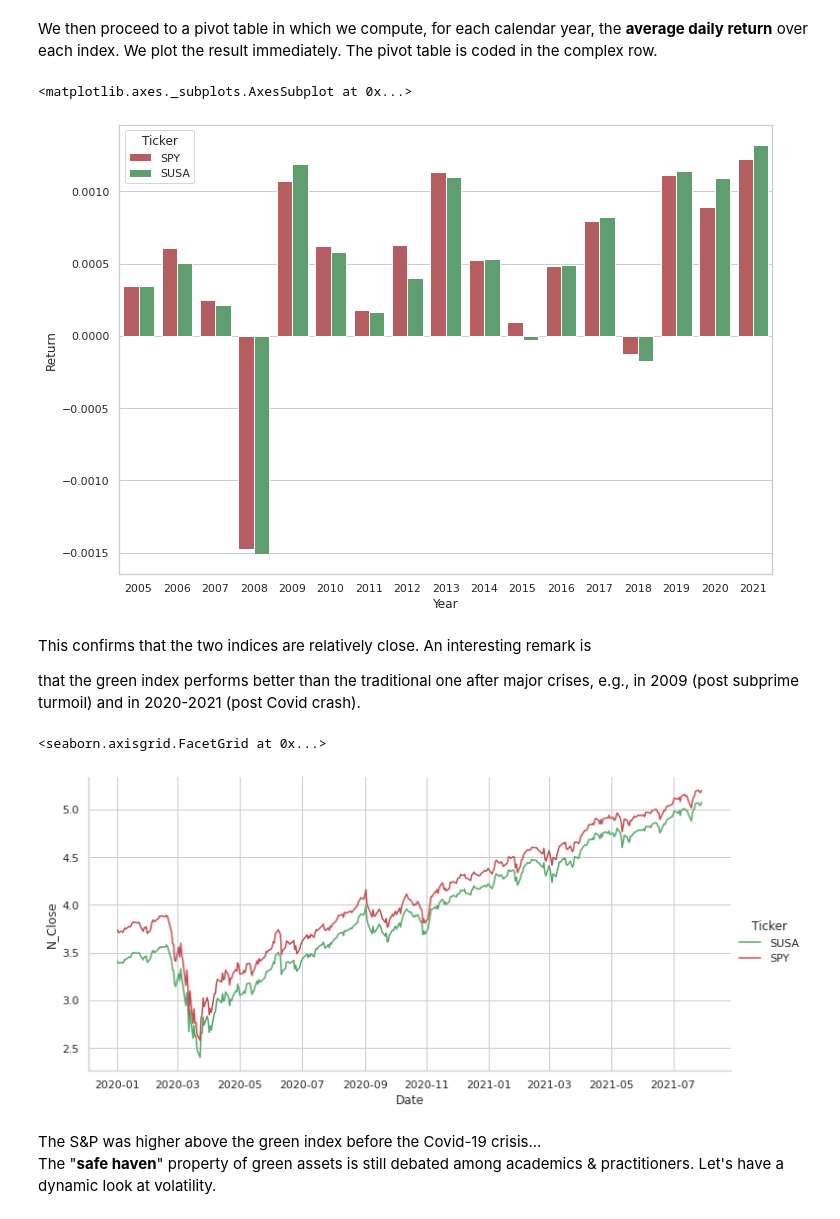
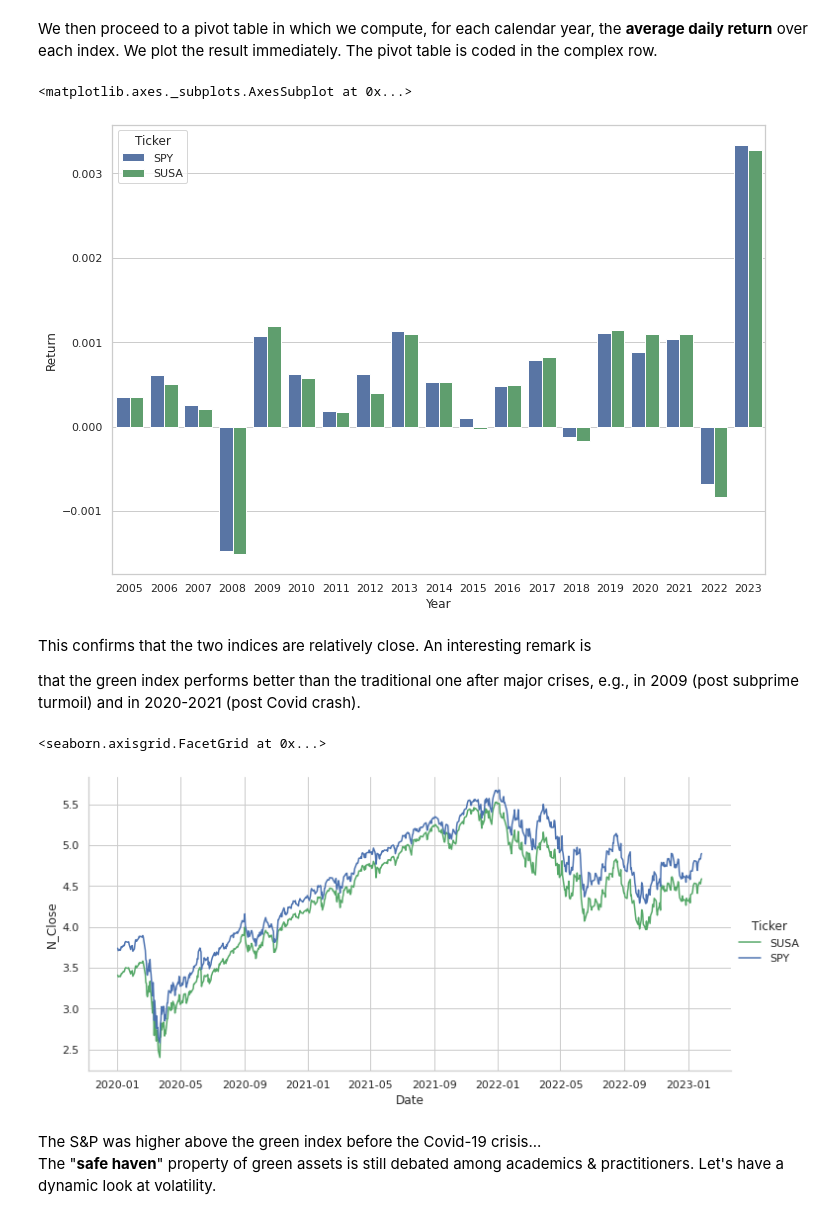
Before and after one commit to shokru/carbon_emissions, a Jupyter notebook: carbon_funds.ipynb, the cells around one changed output. Saved outputs shown, nothing was run; the diff lists cells and outputs as text; code cells hidden in the pictures.

```diff
--- a/carbon_funds.ipynb
+++ b/carbon_funds.ipynb
@@ -47,7 +47,7 @@ The second one (**SUSA**) stands from *iShares MSCI USA ESG Select ETF*, and wil
 spy = yf.Ticker("SPY")
 susa = yf.Ticker("SUSA")
 
-data = susa.history(start="2005-01-28", end="2021-07-30").assign(Ticker = 'SUSA').append(
-       spy.history(start="2005-01-28", end="2021-07-30").assign(Ticker = 'SPY'))
+data = susa.history(start="2005-01-28", end="2023-01-30").assign(Ticker = 'SUSA').append(
+       spy.history(start="2005-01-28", end="2023-01-30").assign(Ticker = 'SPY'))
 data
 # %% [output]
@@ -111,0 +112,10 @@ sns.relplot(
+# %%
+sns.set_theme()
+sns.relplot(
+    data = data.reset_index().query('Date > "2019-09-09 00:00:00-05:00"'),  # Data source = the data object
+    kind = "line",              # Graph type = line
+    x = "Date",                 # x-axis = Date column (of course!)
+    y = "N_Close",              # y-axis = the normalised Close column
+    hue = "Ticker",             # One color for each asset
+    palette=["g", "r"]          # Green for the green asset!
+)
@@ -137,16 +150,16 @@ We plot the result immediately. The pivot table is coded in the complex row.
 # %%
 sns.set(rc={'figure.figsize':(11.7,8.27)})
 sns.set_style("whitegrid")
 sns.barplot(
     data = data.dropna().pivot_table(values = 'Return', index = ['Ticker','Year'], aggfunc = np.mean).reset_index(),
     x = "Year",         # x-axis = Year column
     y = "Return",       # y-axis = the average return
     hue = "Ticker",     # One color for each asset
-    palette=['r', 'g']  # Green for the green asset!
+    palette=['b', 'g']  # Green for the green asset!
 )
 # %% [output]
 <matplotlib.axes._subplots.AxesSubplot at 0x...>
-[figure, old version]
+[figure, new version]
 # %% [markdown]
 This confirms that the two indices are relatively close. An interesting remark is
 
@@ -154,17 +167,17 @@ that the green index performs better than the traditional one after major crises
 # %%
 sns.set_style("whitegrid")
 sns.relplot(
-    data = data.reset_index().query('Date > "2019-12-31"'),     # Data source = the data object
+    data = data.reset_index().query('Date > "2019-12-31 00:00:00-05:00"'),     # Data source = the data object
     kind = "line",      # Graph type = line
     x = "Date",         # x-axis = Date column (of course!)
     y = "N_Close",      # y-axis = the normalised Close column
     hue = "Ticker",     # One color for each asset
-    palette=["g", "r"], # Green for the green asset!
+    palette=["g", "b"], # Green for the green asset!
     aspect = 2
 )
 # %% [output]
 <seaborn.axisgrid.FacetGrid at 0x...>
-[figure, old version]
+[figure, new version]
 # %% [markdown]
 The S&P was higher above the green index before the Covid-19 crisis...
 The "**safe haven**" property of green assets is still debated among academics & practitioners.
```
Also changed, not shown: parts of 8 cells of this notebook.
